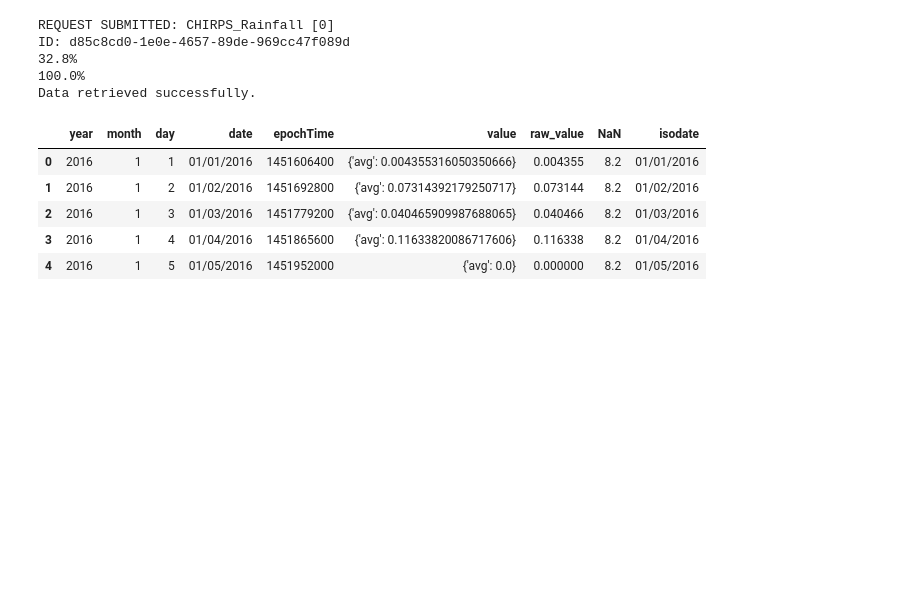
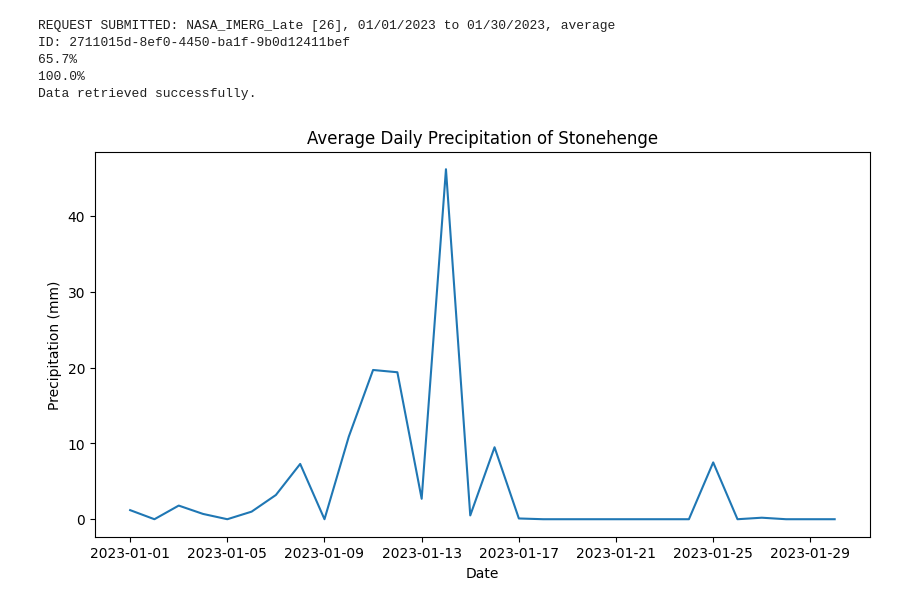
Before and after one commit to adamzhen/climateservAccess, a Jupyter notebook: climateservaccess/climateservaccess_test.ipynb, the cells around one changed output. Saved outputs shown, nothing was run; the diff lists cells and outputs as text; code cells hidden in the pictures; blank space fills up the shorter version.

Commit message:
Minor updates
- Renamed getClimateservData to getDataFrame
- Wrote example code

```diff
--- a/climateservaccess/climateservaccess_test.ipynb
+++ b/climateservaccess/climateservaccess_test.ipynb
@@ -12,27 +1,40 @@ gambia_box = [[-16.85, 13.85], [-16.85, 13.05], [-13.78, 13.05], [-13.78, 13.85]
-# %%
-for key, value in datatypeDict.items():
-
-      df = getClimateservData(key, start_date, end_date, 0, 5, gambia_box)
-
-      # Select data from df
-      temp_data = pd.DataFrame(df['data'].to_list())
-
-      break
-# %% [output]
-REQUEST SUBMITTED: CHIRPS_Rainfall [0]
-ID: d85c8cd0-1e0e-4657-89de-969cc47f089d
-32.8%
-100.0%
-Data retrieved successfully.
-# %%
-temp_data.head()
-# %% [output]
-|  | year | month | day | date | epochTime | value | raw_value | NaN | isodate |
-| 0 | 2016 | 1 | 1 | 01/01/2016 | 1451606400 | {'avg': 0.004355316050350666} | 0.004355 | 8.2 | 01/01/2016 |
-| 1 | 2016 | 1 | 2 | 01/02/2016 | 1451692800 | {'avg': 0.07314392179250717} | 0.073144 | 8.2 | 01/02/2016 |
-| 2 | 2016 | 1 | 3 | 01/03/2016 | 1451779200 | {'avg': 0.040465909987688065} | 0.040466 | 8.2 | 01/03/2016 |
-| 3 | 2016 | 1 | 4 | 01/04/2016 | 1451865600 | {'avg': 0.11633820086717606} | 0.116338 | 8.2 | 01/04/2016 |
-| 4 | 2016 | 1 | 5 | 01/05/2016 | 1451952000 | {'avg': 0.0} | 0.000000 | 8.2 | 01/05/2016 |
+# %%
+import pandas as pd
+import matplotlib.pyplot as plt
+import climateservaccess as ca
+
+# Define parameters
+data_type = 26 # see ca.datatypeDict for data types
+start_date = '01/01/2023'
+end_date = '01/30/2023'
+operation_type = 'average' # valid options are: 'average', 'max', 'min'
+lat = 51.17912455395276 # latitude of Stonehenge
+lon = -1.8262705029300066 # longitude of Stonehenge
+res = 0.01 # resolution in degrees
+polygon = ca.getBox(lat, lon, res) # defines box of width res around lat, lon
+
+# Get dataframe with data from ClimateSERV
+df = ca.getDataFrame(data_type, start_date, end_date, operation_type, polygon)
+
+# Select data from df and store inside data_df
+data_df = pd.DataFrame(df['data'].to_list())
+# Convert the date column to datetime format
+data_df['date'] = pd.to_datetime(data_df['date'])
+
+# Plot the data
+plt.figure(figsize=(10,5))
+plt.plot(data_df['date'], data_df['raw_value'])
+plt.xlabel('Date')
+plt.ylabel('Precipitation (mm)')
+plt.title('Average Daily Precipitation of Stonehenge')
+plt.show()
+# %% [output]
+REQUEST SUBMITTED: NASA_IMERG_Late [26], 01/01/2023 to 01/30/2023, average
+ID: 2711015d-8ef0-4450-ba1f-9b0d12411bef
+65.7%
+100.0%
+Data retrieved successfully.
+[figure, added]
 # %%
 ## Get time intervals (in days) for each datatype and each interval type (0, 1, 2) ##
 ## SPOILER ALERT: Each interval type produces the exact same time interval ##
```
Also changed, not shown: parts of 2 cells of this notebook, 1 other file.
